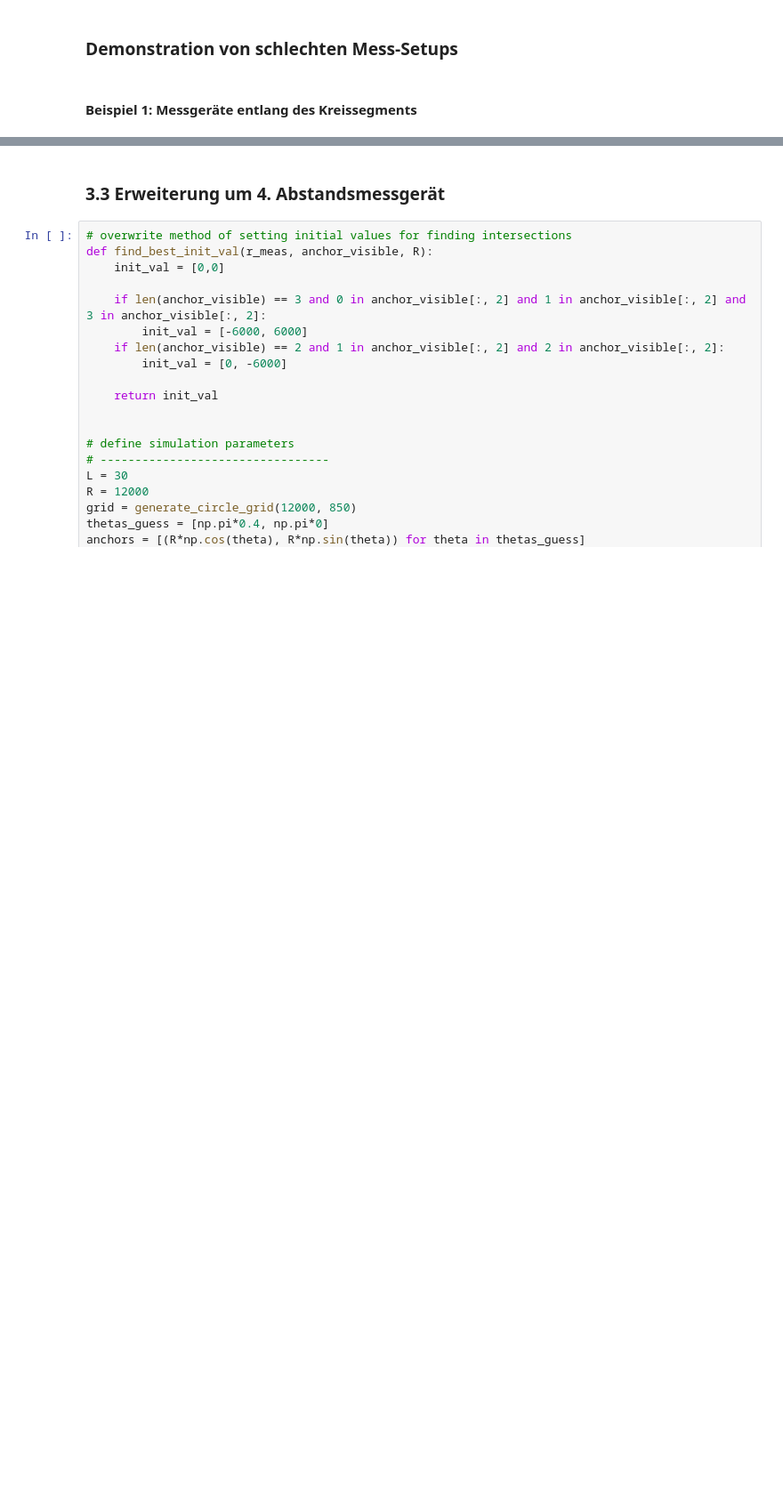
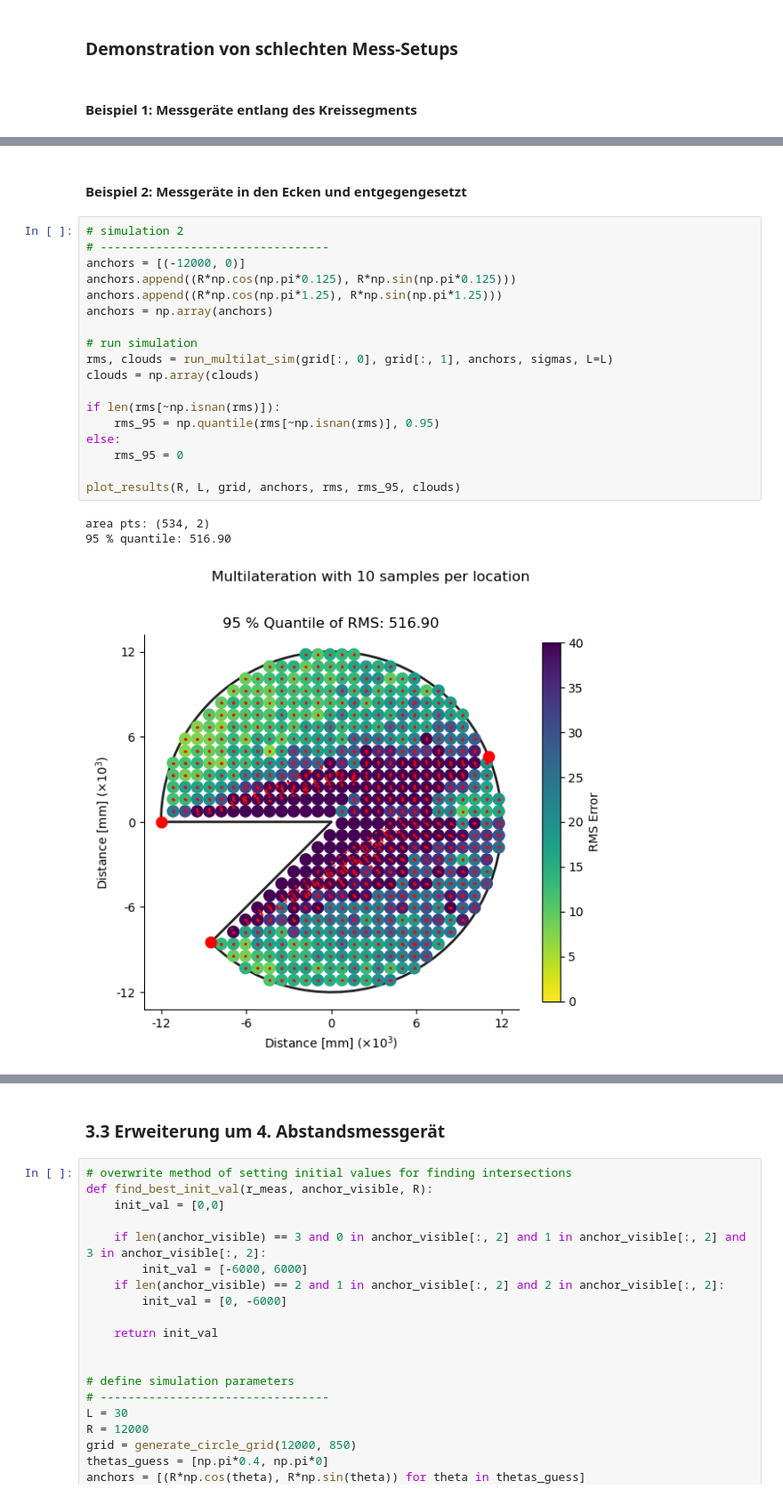
Before and after one commit to maximilian-nowak/modsim, a Jupyter notebook: projekt3_abgabe.ipynb, the cells around one changed output, grey strips where cells are left out. Shown at 89% size. Drawn from its saved outputs; the diff is of its cells as text; blank space fills up the shorter version.

```diff
--- a/projekt3_abgabe.ipynb
+++ b/projekt3_abgabe.ipynb
@@ -597,0 +551,24 @@ area pts: (534, 2)
+# %% [markdown]
+#### Beispiel 2: Messgeräte in den Ecken und entgegengesetzt
+# %%
+# simulation 2
+# ---------------------------------
+anchors = [(-12000, 0)]
+anchors.append((R*np.cos(np.pi*0.125), R*np.sin(np.pi*0.125)))
+anchors.append((R*np.cos(np.pi*1.25), R*np.sin(np.pi*1.25)))
+anchors = np.array(anchors)
+
+# run simulation
+rms, clouds = run_multilat_sim(grid[:, 0], grid[:, 1], anchors, sigmas, L=L)
+clouds = np.array(clouds)
+
+if len(rms[~np.isnan(rms)]):
+    rms_95 = np.quantile(rms[~np.isnan(rms)], 0.95)
+else:
+    rms_95 = 0
+
+plot_results(R, L, grid, anchors, rms, rms_95, clouds)
+# %% [output]
+area pts: (534, 2)
+95 % quantile: 516.90
+[figure, added]
```
Also changed, not shown: parts of 3 cells of this notebook.
